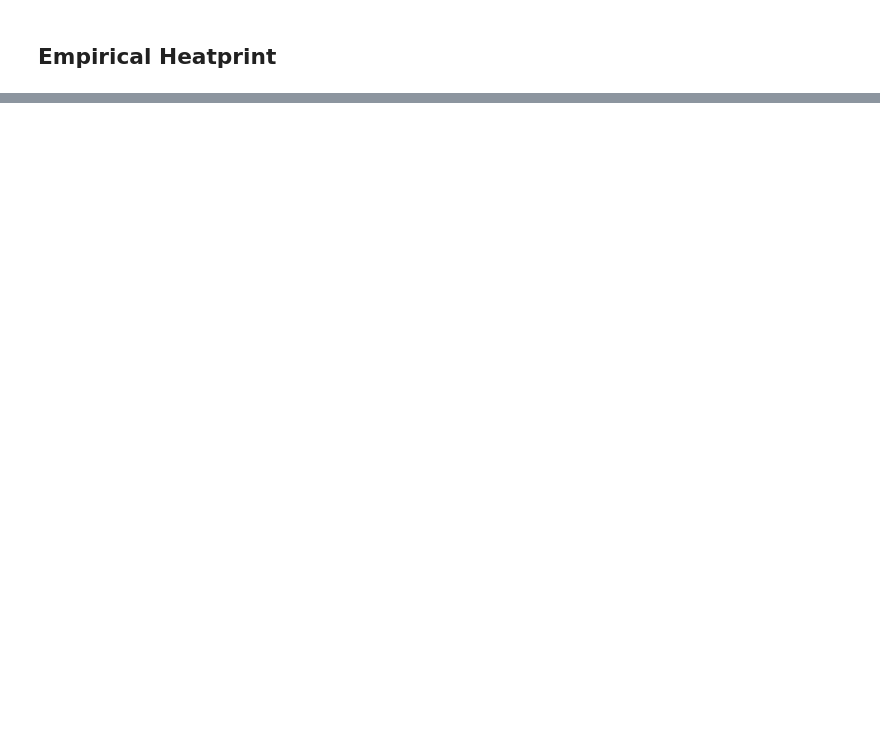
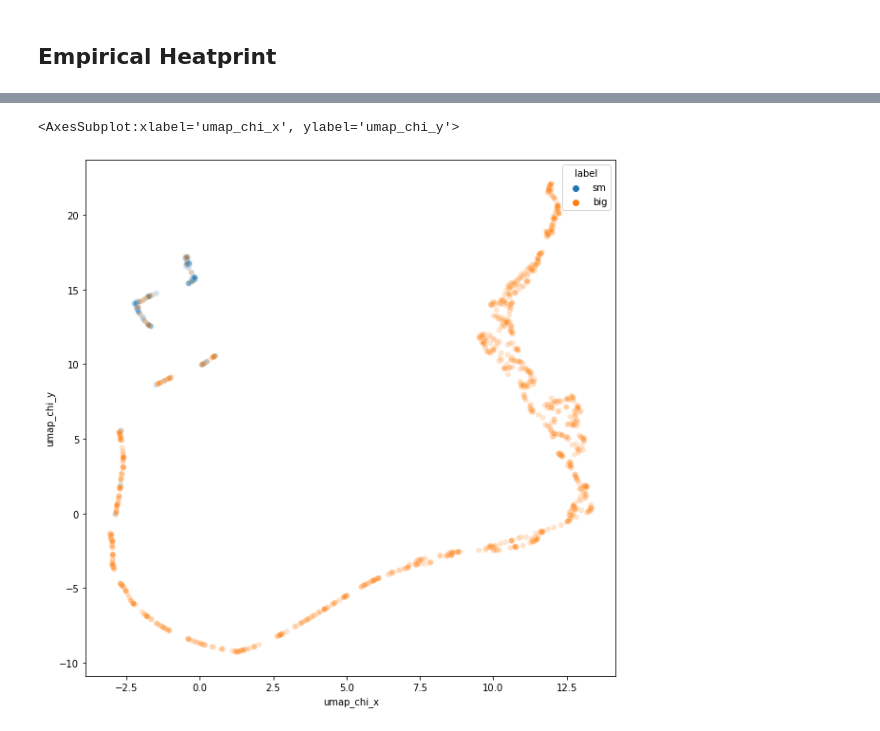
Before and after one commit to ashwinn226/graphwave, a Jupyter notebook: graphwave_pancakes.ipynb, the cells around one changed output, grey strips where cells are left out. Drawn from its saved outputs; the diff is of its cells as text; code cells hidden in the pictures; blank space fills up the shorter version.

```diff
--- a/graphwave_pancakes.ipynb
+++ b/graphwave_pancakes.ipynb
@@ -673,0 +701,2 @@ hdense = heat_print[0].toarray()
+# %%
+umap_chi_sc = umap.UMAP().fit_transform(gene_chi)
@@ -673,0 +713,13 @@ hdense = heat_print[0].toarray()
+# %%
+pancake[["umap_chi_sc_x", "umap_chi_sc_y"]] = umap_chi_sc
+# %%
+pancake[["umap_chi_x", "umap_chi_y"]] = umap_chi
+# %%
+pancake[["umap_chi_n1_x", "umap_chi_n1_y"]] = umap_chi_n1
+# %%
+fig, ax = plt.subplots(1,1, figsize=[10,10])
+
+sns.scatterplot(ax=ax, x="umap_chi_x", y="umap_chi_y", data=pancake, hue="label", alpha=.2)
+# %% [output]
+<AxesSubplot:xlabel='umap_chi_x', ylabel='umap_chi_y'>
+[figure, added]
```
Also changed, not shown: parts of 29 cells of this notebook.
